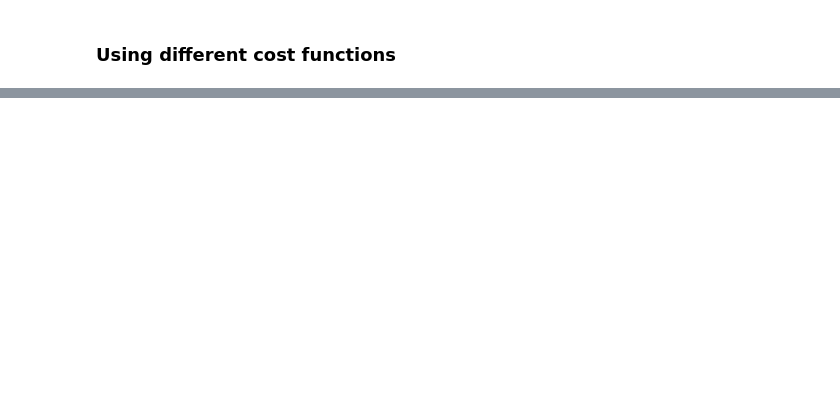
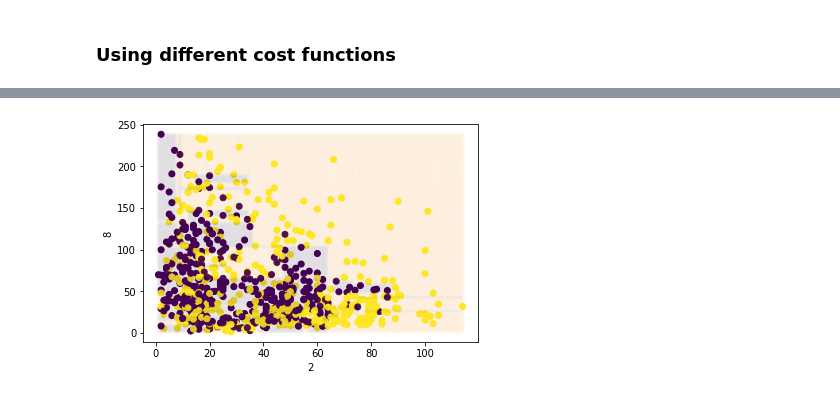
Before and after one commit to faithrts/ML-Intro, a Jupyter notebook: A1_Draft.ipynb, the cells around one changed output, grey strips where cells are left out. Cells and saved outputs as stored; diff of their text form; code cells hidden in the pictures; blank space fills up the shorter version.

```diff
--- a/A1_Draft.ipynb
+++ b/A1_Draft.ipynb
@@ -1363,0 +1434,7 @@ The accuracy of the entropy model is: 62.85%
+# %%
+x_db = mess_df[["2", "8"]].to_numpy()
+y_db = mess_df["Class"].to_numpy()
+
+dbDraw(x_db, y_db, "2", "8")
+# %% [output]
+[figure, added]
```
Also changed, not shown: parts of 16 cells of this notebook.
